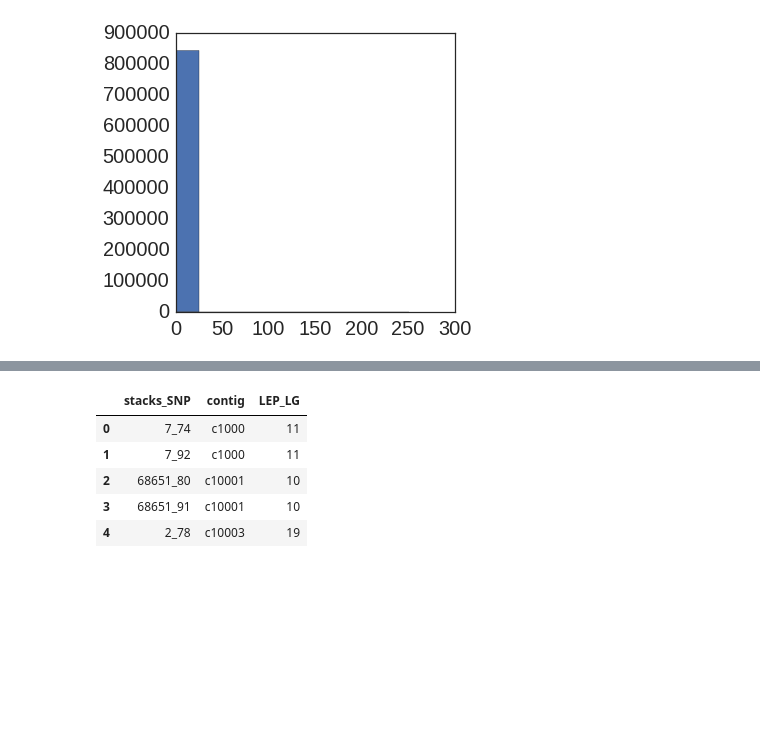
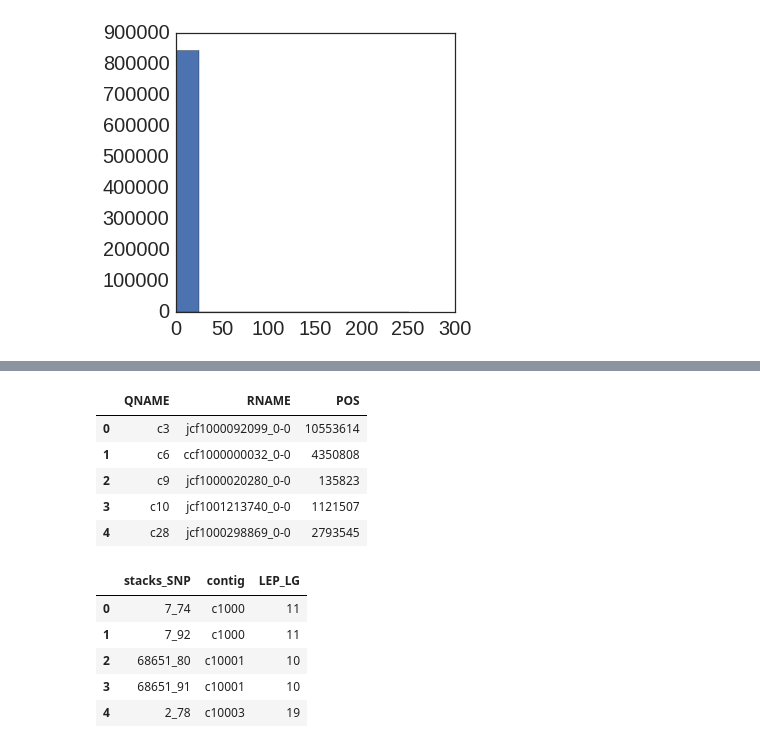
Before and after one commit to rwaples/chum_populations, a Jupyter notebook: align to salmo.ipynb, the cells around one changed output, grey strips where cells are left out. Saved outputs shown, nothing was run; the diff lists cells and outputs as text; code cells hidden in the pictures; blank space fills up the shorter version.

```diff
--- a/align to salmo.ipynb
+++ b/align to salmo.ipynb
@@ -173,4 +173,14 @@ filtered_SAM.head()
 | 2 | c9 | 0 | jcf1000020280_0-0 | 135823 | 42 | 63M1D30M | * | 0 | 0 | TGCAGGAAACTGGGGAAATTATTTTCAACACCT... | IIIIIIIIIIIIIIIIIIIIIIIIIIIIIIIII... | ... |
 | 3 | c10 | 16 | jcf1001213740_0-0 | 1121507 | 44 | 93M | * | 0 | 0 | TGAACGCGCTGTGAACTCCAGAGATGCCCTCGC... | IIIIIIIIIIIIIIIIIIIIIIIIIIIIIIIII... | ... |
 | 4 | c28 | 0 | jcf1000298869_0-0 | 2793545 | 44 | 93M | * | 0 | 0 | TGCAGGCAAAGATGAAAAATAACACTACCACTA... | IIIIIIIIIIIIIIIIIIIIIIIIIIIIIIIII... | ... |
+# %%
+filtered_aligns = filtered_SAM[['QNAME','RNAME', 'POS']]
+filtered_aligns.head()
+# %% [output]
+|  | QNAME | RNAME | POS |
+| 0 | c3 | jcf1000092099_0-0 | 10553614 |
+| 1 | c6 | ccf1000000032_0-0 | 4350808 |
+| 2 | c9 | jcf1000020280_0-0 | 135823 |
+| 3 | c10 | jcf1001213740_0-0 | 1121507 |
+| 4 | c28 | jcf1000298869_0-0 | 2793545 |
 # %%
```
Also changed, not shown: parts of 11 cells of this notebook, 4 other files.
